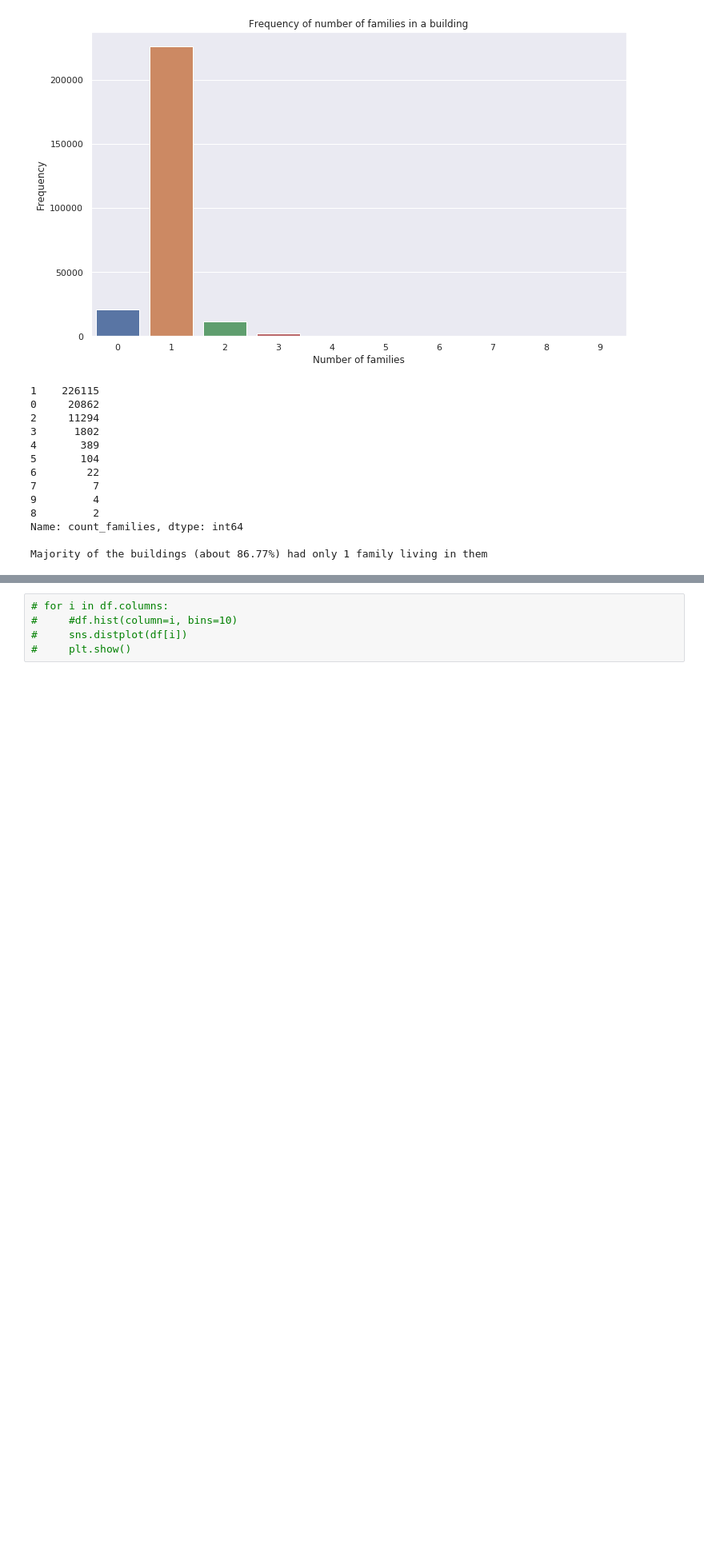
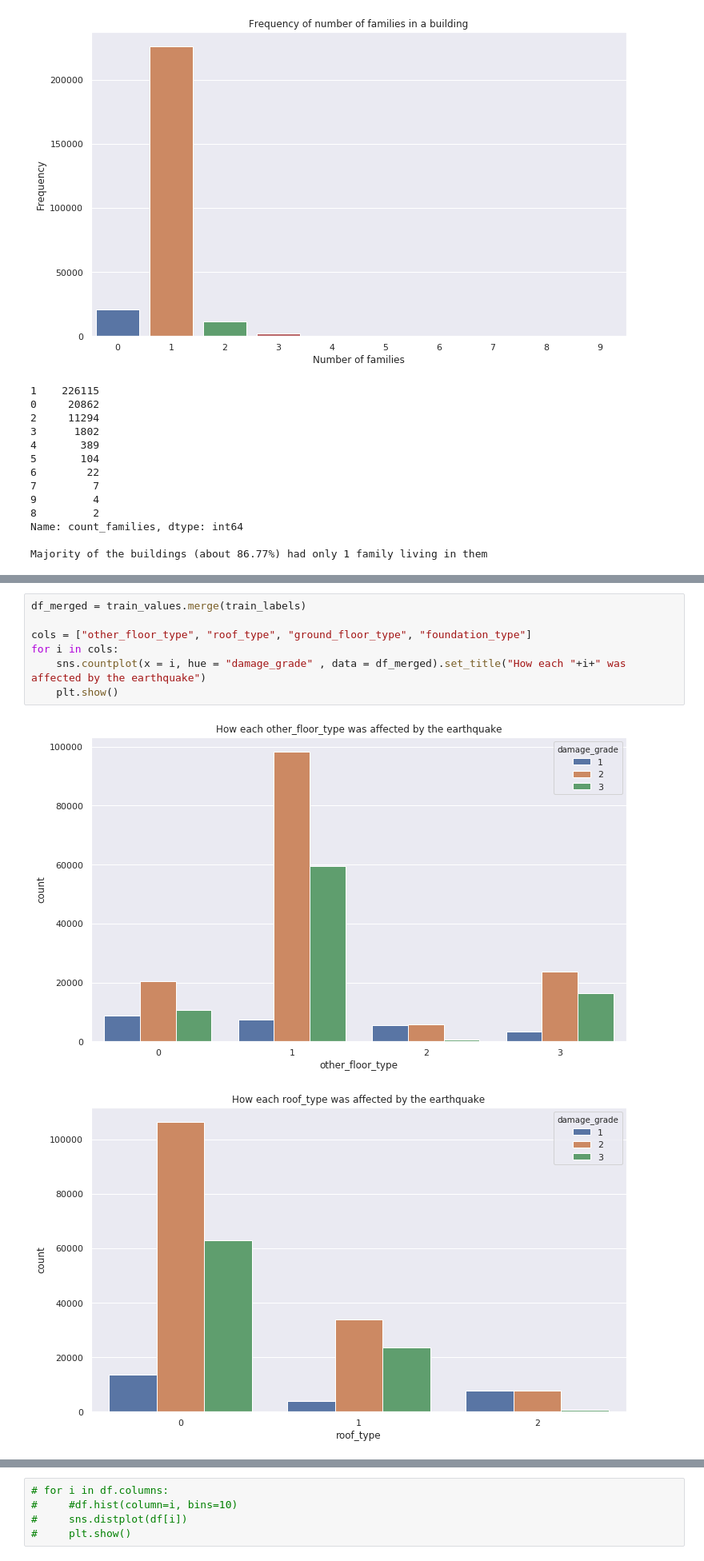
Before and after one commit to aishwarya-1/data_analytics_project, a Jupyter notebook: basic_analysis_EDA.ipynb, the cells around one changed output, grey strips where cells are left out. Shown at 80% size. Drawn from its saved outputs; the diff is of its cells as text; blank space fills up the shorter version.

```diff
--- a/basic_analysis_EDA.ipynb
+++ b/basic_analysis_EDA.ipynb
@@ -343,0 +350,10 @@ height_percentage represents the normalized height of the building footprint
+# %%
+df_merged = train_values.merge(train_labels)
+
+cols = ["other_floor_type", "roof_type", "ground_floor_type", "foundation_type"]
+for i in cols:
+    sns.countplot(x = i, hue = "damage_grade" , data = df_merged).set_title("How each "+i+" was affected by the earthquake")
+    plt.show()
+# %% [output]
+[figure, added]
+[figure, added]
```
Also changed, not shown: parts of 37 cells of this notebook.
